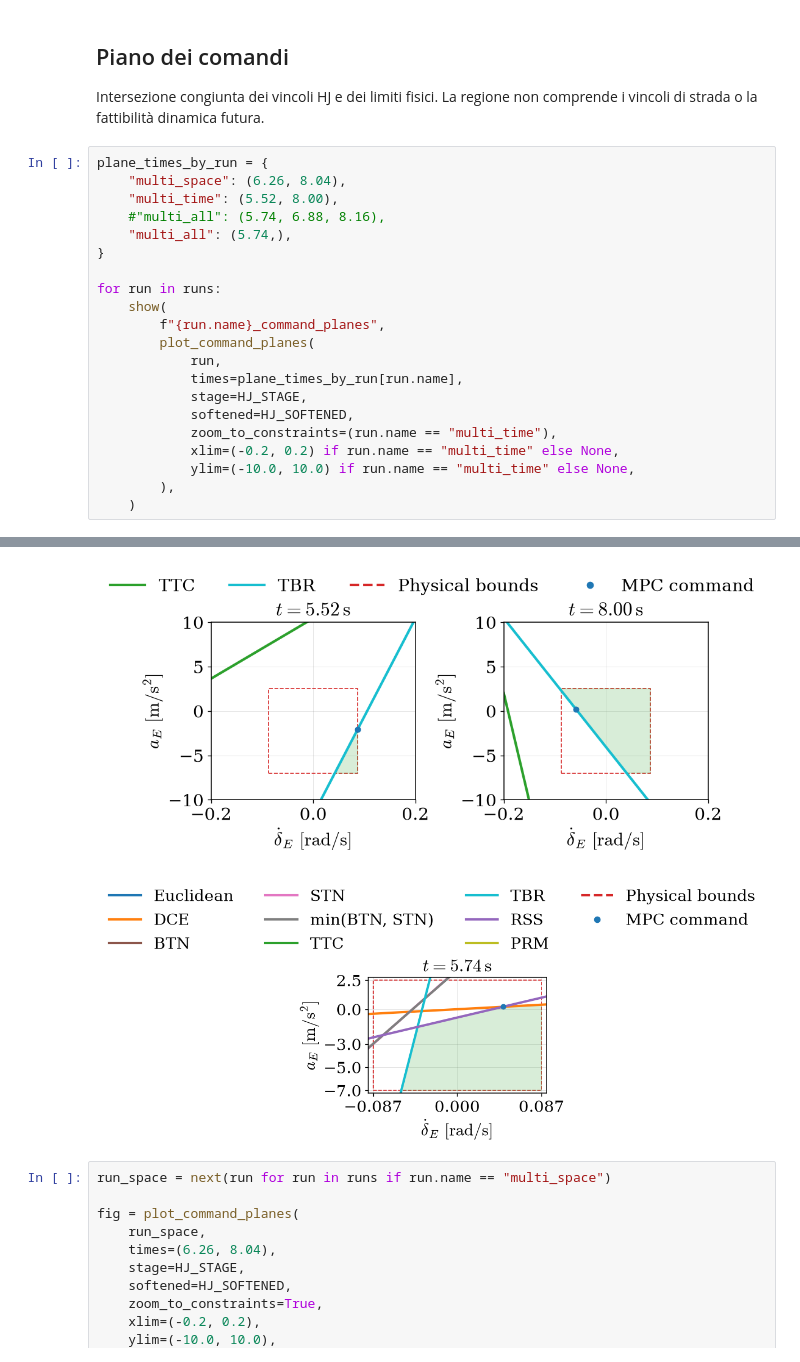
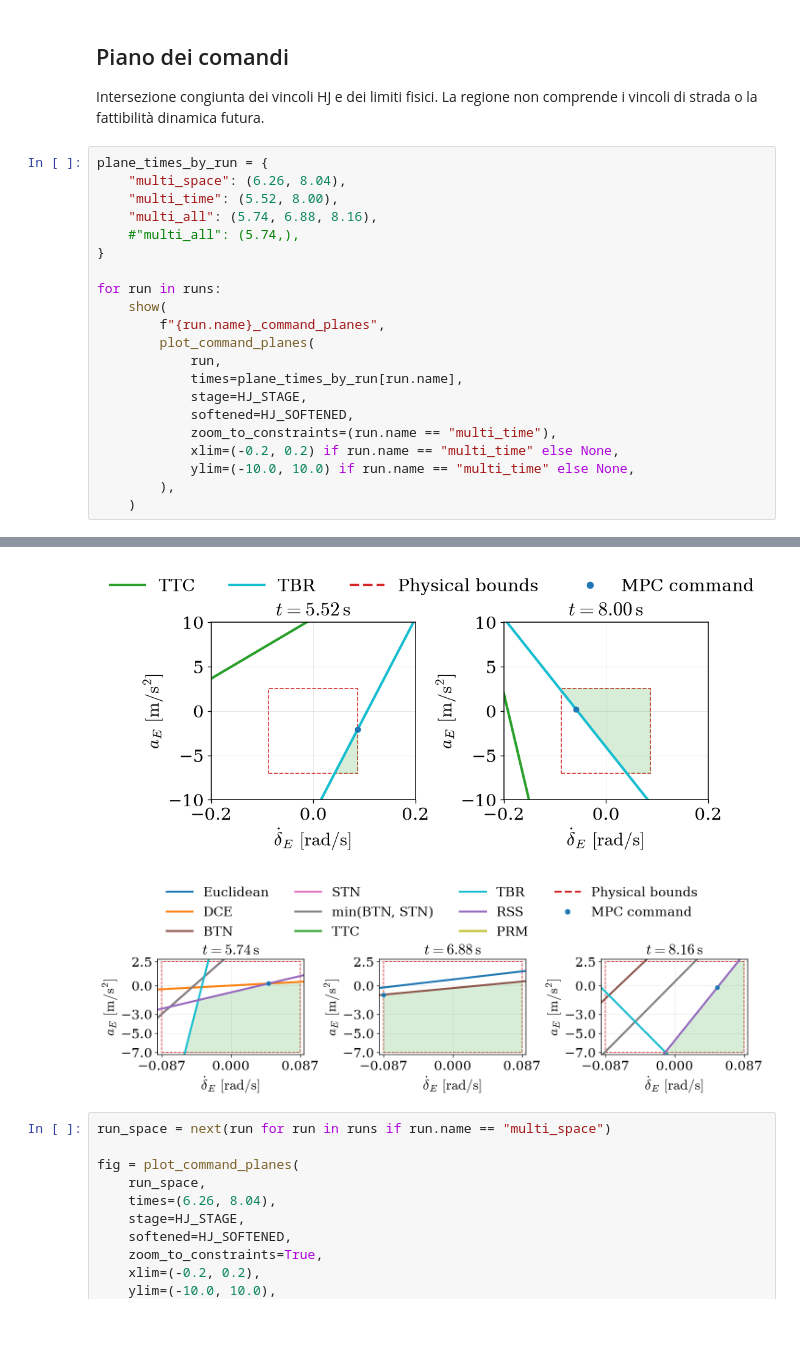
Before and after one commit to alessiogrisorio/mpc, a Jupyter notebook: grafici/multimetric.ipynb, the cells around one changed output, grey strips where cells are left out. Saved outputs shown, nothing was run; the diff lists cells and outputs as text; blank space fills up the shorter version.

```diff
--- a/grafici/multimetric.ipynb
+++ b/grafici/multimetric.ipynb
@@ -276,28 +276,28 @@ Intersezione congiunta dei vincoli HJ e dei limiti fisici. La regione non compre
 # %%
 plane_times_by_run = {
     "multi_space": (6.26, 8.04),
     "multi_time": (5.52, 8.00),
-    #"multi_all": (5.74, 6.88, 8.16),
-    "multi_all": (5.74,),
+    "multi_all": (5.74, 6.88, 8.16),
+    #"multi_all": (5.74,),
 }
 
 for run in runs:
     show(
         f"{run.name}_command_planes",
         plot_command_planes(
             run,
             times=plane_times_by_run[run.name],
             stage=HJ_STAGE,
             softened=HJ_SOFTENED,
             zoom_to_constraints=(run.name == "multi_time"),
             xlim=(-0.2, 0.2) if run.name == "multi_time" else None,
             ylim=(-10.0, 10.0) if run.name == "multi_time" else None,
         ),
     )
 # %% [output]
 [figure]
 [figure]
-[figure, old version]
+[figure, new version]
 # %%
 run_space = next(run for run in runs if run.name == "multi_space")
 
```
Also changed, not shown: parts of 2 cells of this notebook, 35 other files.
